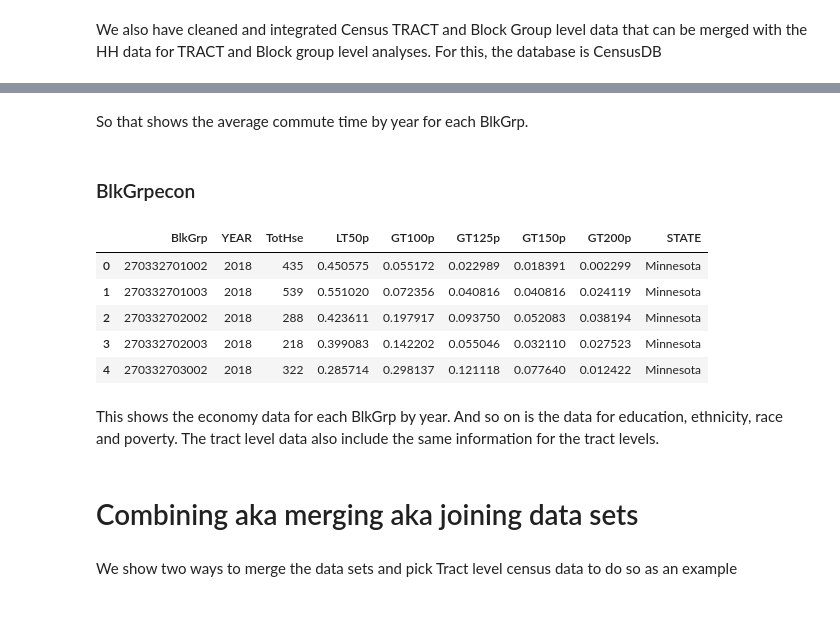
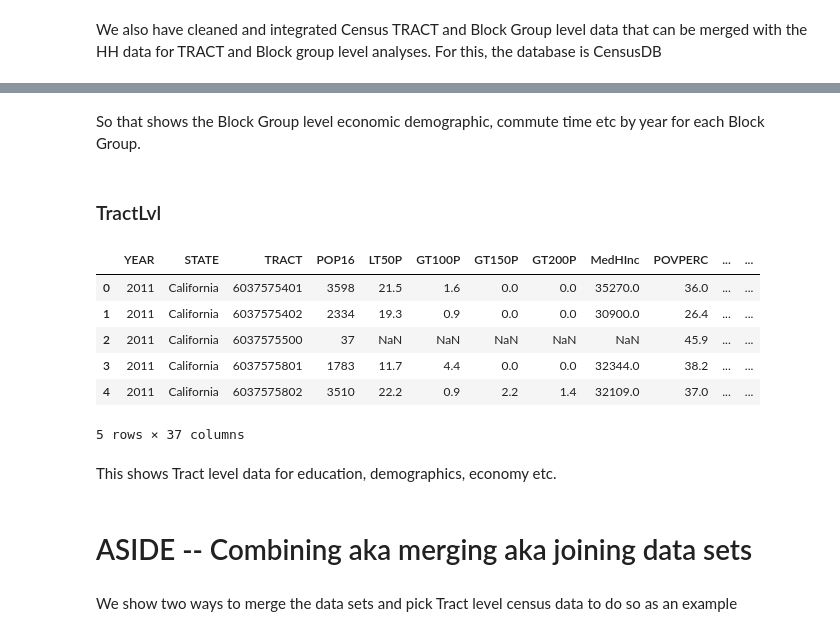
Before and after one commit to gdhungana/cdp-proc, a Jupyter notebook: docs/HH_Census_datasets_DataArts.ipynb, the cells around one changed output, grey strips where cells are left out. Cells and saved outputs as stored; diff of their text form; code cells hidden in the pictures.

```diff
--- a/docs/HH_Census_datasets_DataArts.ipynb
+++ b/docs/HH_Census_datasets_DataArts.ipynb
@@ -322,22 +328,23 @@ BlkComDF.head()
 # %% [markdown]
-So that shows the average commute time by year for each BlkGrp.
+So that shows the Block Group level economic demographic, commute time etc by year for each Block Group.
 # %% [markdown]
-### BlkGrpecon
+### TractLvl
 # %%
-sqlquery='select * from BlkGrpecon'
-BlkeconDF=load_data(cnxnCNS,sqlquery)
-BlkeconDF.head()
+sqlquery='select top 20 * from TractLvl'
+TractDF=load_data(cnxnCNS,sqlquery)
+TractDF.head()
 # %% [output]
-|  | BlkGrp | YEAR | TotHse | LT50p | GT100p | GT125p | GT150p | GT200p | STATE |
-| 0 | 270332701002 | 2018 | 435 | 0.450575 | 0.055172 | 0.022989 | 0.018391 | 0.002299 | Minnesota |
-| 1 | 270332701003 | 2018 | 539 | 0.551020 | 0.072356 | 0.040816 | 0.040816 | 0.024119 | Minnesota |
-| 2 | 270332702002 | 2018 | 288 | 0.423611 | 0.197917 | 0.093750 | 0.052083 | 0.038194 | Minnesota |
-| 3 | 270332702003 | 2018 | 218 | 0.399083 | 0.142202 | 0.055046 | 0.032110 | 0.027523 | Minnesota |
-| 4 | 270332703002 | 2018 | 322 | 0.285714 | 0.298137 | 0.121118 | 0.077640 | 0.012422 | Minnesota |
+|  | YEAR | STATE | TRACT | POP16 | LT50P | GT100P | GT150P | GT200P | MedHInc | POVPERC | ... | ... |
+| 0 | 2011 | California | 6037575401 | 3598 | 21.5 | 1.6 | 0.0 | 0.0 | 35270.0 | 36.0 | ... | ... |
+| 1 | 2011 | California | 6037575402 | 2334 | 19.3 | 0.9 | 0.0 | 0.0 | 30900.0 | 26.4 | ... | ... |
+| 2 | 2011 | California | 6037575500 | 37 | NaN | NaN | NaN | NaN | NaN | 45.9 | ... | ... |
+| 3 | 2011 | California | 6037575801 | 1783 | 11.7 | 4.4 | 0.0 | 0.0 | 32344.0 | 38.2 | ... | ... |
+| 4 | 2011 | California | 6037575802 | 3510 | 22.2 | 0.9 | 2.2 | 1.4 | 32109.0 | 37.0 | ... | ... |
+5 rows × 37 columns
-# %% [markdown]
-This shows the economy data for each BlkGrp by year. And so on is the data for education, ethnicity, race and poverty. The tract level data also include the same information for the tract levels.
+# %% [markdown]
+This shows Tract level data for education, demographics, economy etc.
 # %% [markdown]
-# Combining aka merging aka joining data sets
+# ASIDE -- Combining aka merging aka joining data sets
 # %% [markdown]
 We show two ways to merge the data sets and pick Tract level census data to do so as an example
 # %%
```
Also changed, not shown: parts of 12 cells of this notebook, 1 other file.
